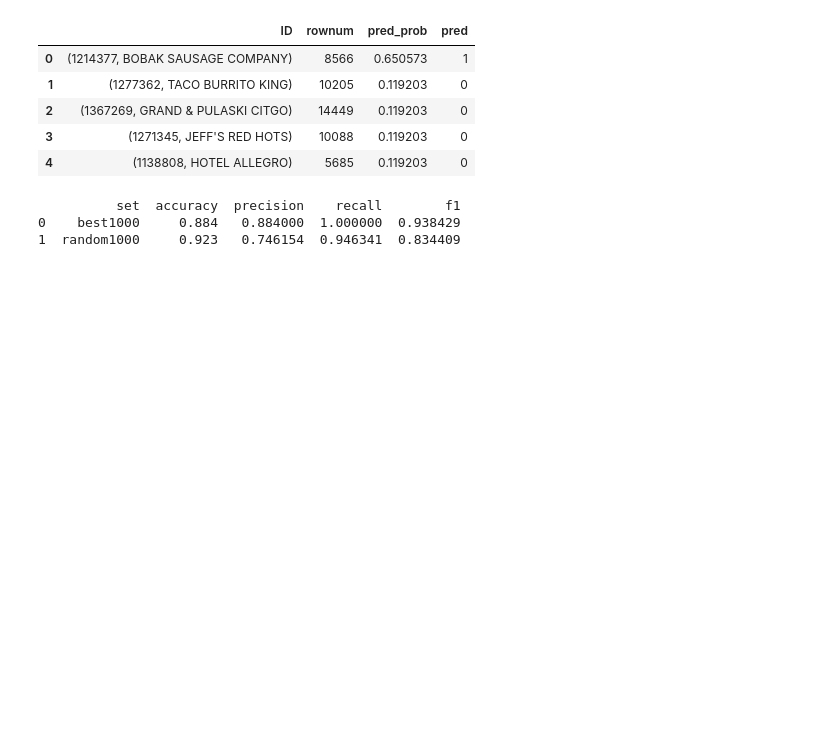
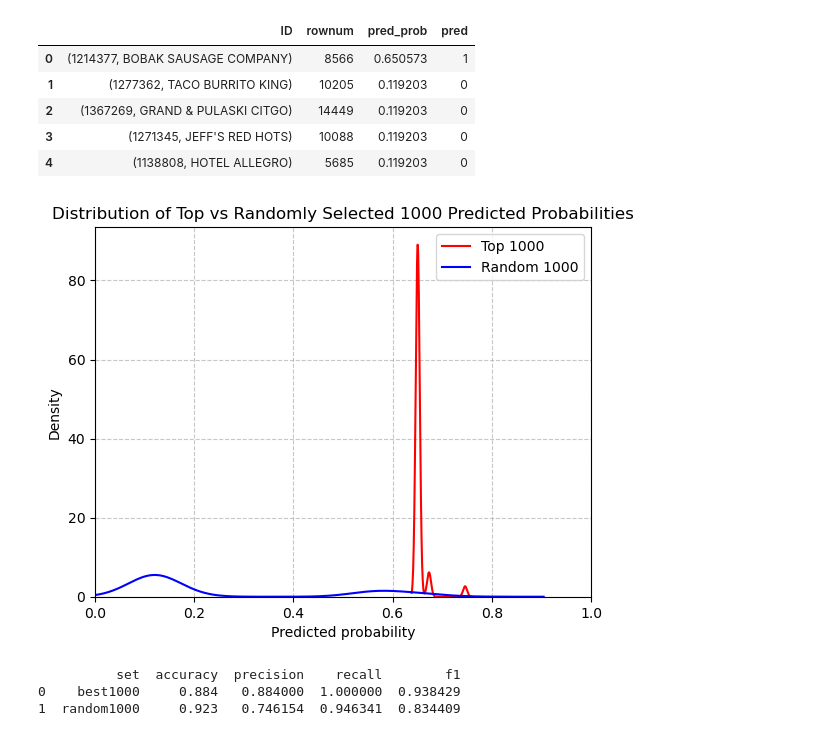
Before and after one commit to john-halifax/Computational-Social-Science-Projects, a Jupyter notebook: Project 3/Project 3 Students.ipynb, the cells around one changed output. Saved outputs shown, nothing was run; the diff lists cells and outputs as text; code cells hidden in the pictures; blank space fills up the shorter version.

```diff
--- a/Project 3/Project 3 Students.ipynb
+++ b/Project 3/Project 3 Students.ipynb
@@ -444,6 +445,18 @@ random_1000.head()
 | 2 | (1367269, GRAND & PULASKI CITGO) | 14449 | 0.119203 | 0 |
 | 3 | (1271345, JEFF'S RED HOTS) | 10088 | 0.119203 | 0 |
 | 4 | (1138808, HOTEL ALLEGRO) | 5685 | 0.119203 | 0 |
+# %%
+sns.kdeplot(best_1000["pred_prob"],color="red",label="Top 1000")
+sns.kdeplot(random_1000["pred_prob"],color="blue",label="Random 1000")
+plt.xlabel("Predicted probability")
+plt.ylabel("Density")
+plt.title("Distribution of Top vs Randomly Selected 1000 Predicted Probabilities")
+plt.xlim(0, 1)
+plt.legend()
+plt.grid(True, linestyle='--', alpha=0.7)
+plt.show()
+# %% [output]
+[figure, added]
 # %%
 from sklearn.metrics import accuracy_score, precision_score, recall_score, f1_score
 
```
Also changed, not shown: parts of 11 cells of this notebook.
